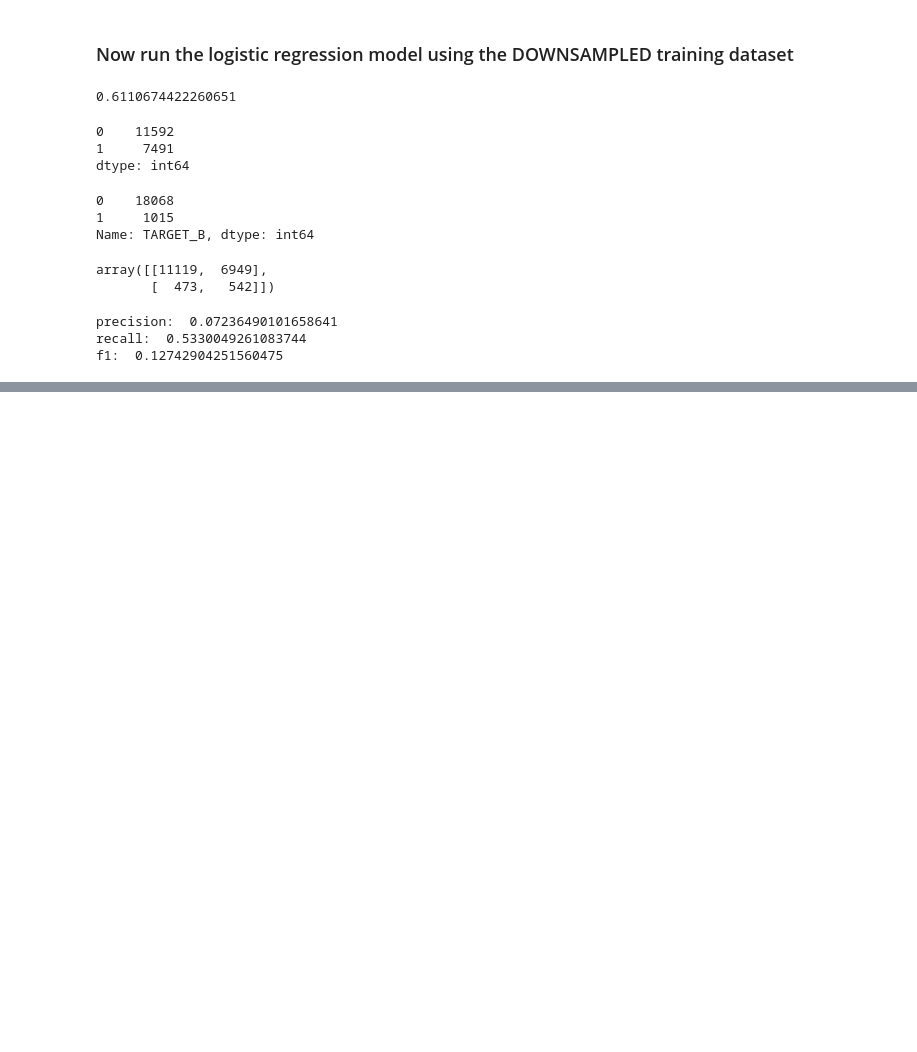
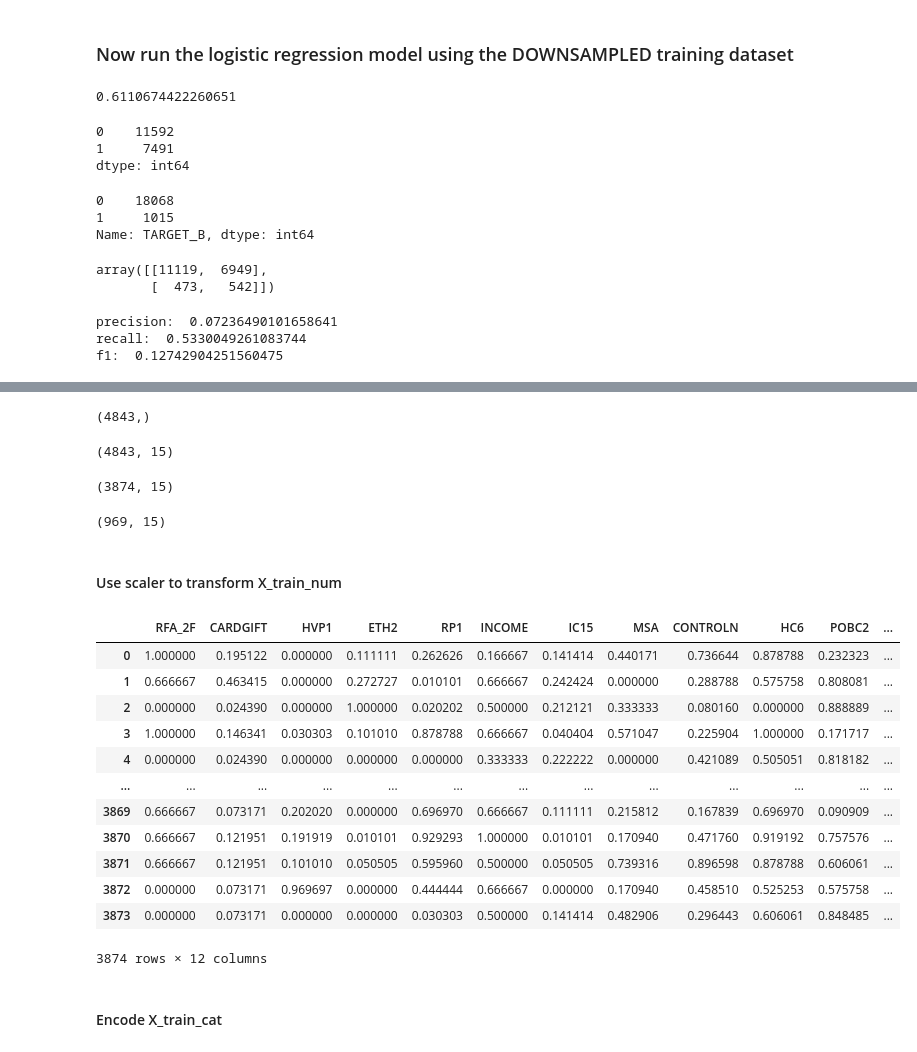
Before and after one commit to hollyjanedalton/lab-MORE-handling-data-imbalance-classification, a Jupyter notebook: Lab Handling Data Imbalance in Classification Models.ipynb, the cells around one changed output, grey strips where cells are left out. Cells and saved outputs as stored; diff of their text form; code cells hidden in the pictures; blank space fills up the shorter version.

```diff
--- a/Lab Handling Data Imbalance in Classification Models.ipynb
+++ b/Lab Handling Data Imbalance in Classification Models.ipynb
@@ -1040,0 +1063,49 @@ Name: TARGET_D, Length: 95412, dtype: float64
+# %%
+y= targetD_data['TARGET_D']
+X= targetD_data.drop(['TARGET_D'], axis=1)
+
+print(y.shape)
+X.shape
+# %% [output]
+(4843,)
+(4843, 15)
+# %%
+from sklearn.model_selection import train_test_split
+X_train, X_test, y_train, y_test = train_test_split(X, y, test_size=0.2, random_state=1337)
+# %%
+X_train.shape
+# %% [output]
+(3874, 15)
+# %%
+X_test.shape
+# %% [output]
+(969, 15)
+# %%
+X_train_num = X_train.select_dtypes(include = np.number)
+X_test_num= X_test.select_dtypes(include = np.number)
+
+X_train_cat=X_train.select_dtypes(include = object)
+X_test_cat=X_test.select_dtypes(include = object)
+# %% [markdown]
+#### Use scaler to transform X_train_num
+# %%
+transformer = MinMaxScaler().fit(X_train_num) # need to keep transformer
+X_train_normalized = transformer.transform(X_train_num)
+X_train_norm = pd.DataFrame(X_train_normalized, columns=X_train_num.columns)
+X_train_norm
+# %% [output]
+|  | RFA_2F | CARDGIFT | HVP1 | ETH2 | RP1 | INCOME | IC15 | MSA | CONTROLN | HC6 | POBC2 | ... |
+| 0 | 1.000000 | 0.195122 | 0.000000 | 0.111111 | 0.262626 | 0.166667 | 0.141414 | 0.440171 | 0.736644 | 0.878788 | 0.232323 | ... |
+| 1 | 0.666667 | 0.463415 | 0.000000 | 0.272727 | 0.010101 | 0.666667 | 0.242424 | 0.000000 | 0.288788 | 0.575758 | 0.808081 | ... |
+| 2 | 0.000000 | 0.024390 | 0.000000 | 1.000000 | 0.020202 | 0.500000 | 0.212121 | 0.333333 | 0.080160 | 0.000000 | 0.888889 | ... |
+| 3 | 1.000000 | 0.146341 | 0.030303 | 0.101010 | 0.878788 | 0.666667 | 0.040404 | 0.571047 | 0.225904 | 1.000000 | 0.171717 | ... |
+| 4 | 0.000000 | 0.024390 | 0.000000 | 0.000000 | 0.000000 | 0.333333 | 0.222222 | 0.000000 | 0.421089 | 0.505051 | 0.818182 | ... |
+| ... | ... | ... | ... | ... | ... | ... | ... | ... | ... | ... | ... | ... |
+| 3869 | 0.666667 | 0.073171 | 0.202020 | 0.000000 | 0.696970 | 0.666667 | 0.111111 | 0.215812 | 0.167839 | 0.696970 | 0.090909 | ... |
+| 3870 | 0.666667 | 0.121951 | 0.191919 | 0.010101 | 0.929293 | 1.000000 | 0.010101 | 0.170940 | 0.471760 | 0.919192 | 0.757576 | ... |
+| 3871 | 0.666667 | 0.121951 | 0.101010 | 0.050505 | 0.595960 | 0.500000 | 0.050505 | 0.739316 | 0.896598 | 0.878788 | 0.606061 | ... |
+| 3872 | 0.000000 | 0.073171 | 0.969697 | 0.000000 | 0.444444 | 0.666667 | 0.000000 | 0.170940 | 0.458510 | 0.525253 | 0.575758 | ... |
+| 3873 | 0.000000 | 0.073171 | 0.000000 | 0.000000 | 0.030303 | 0.500000 | 0.141414 | 0.482906 | 0.296443 | 0.606061 | 0.848485 | ... |
+3874 rows × 12 columns
+# %% [markdown]
+#### Encode X_train_cat
```
Also changed, not shown: parts of 49 cells of this notebook.
